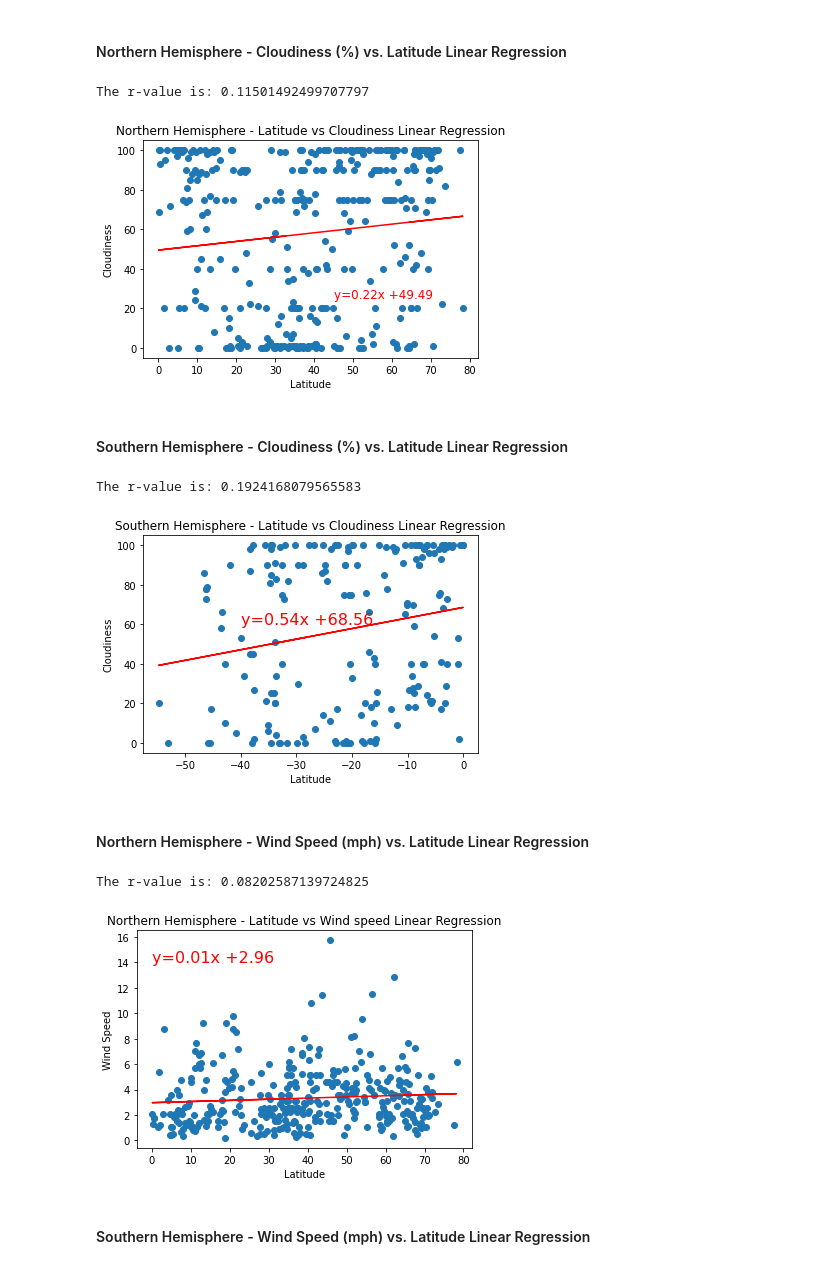
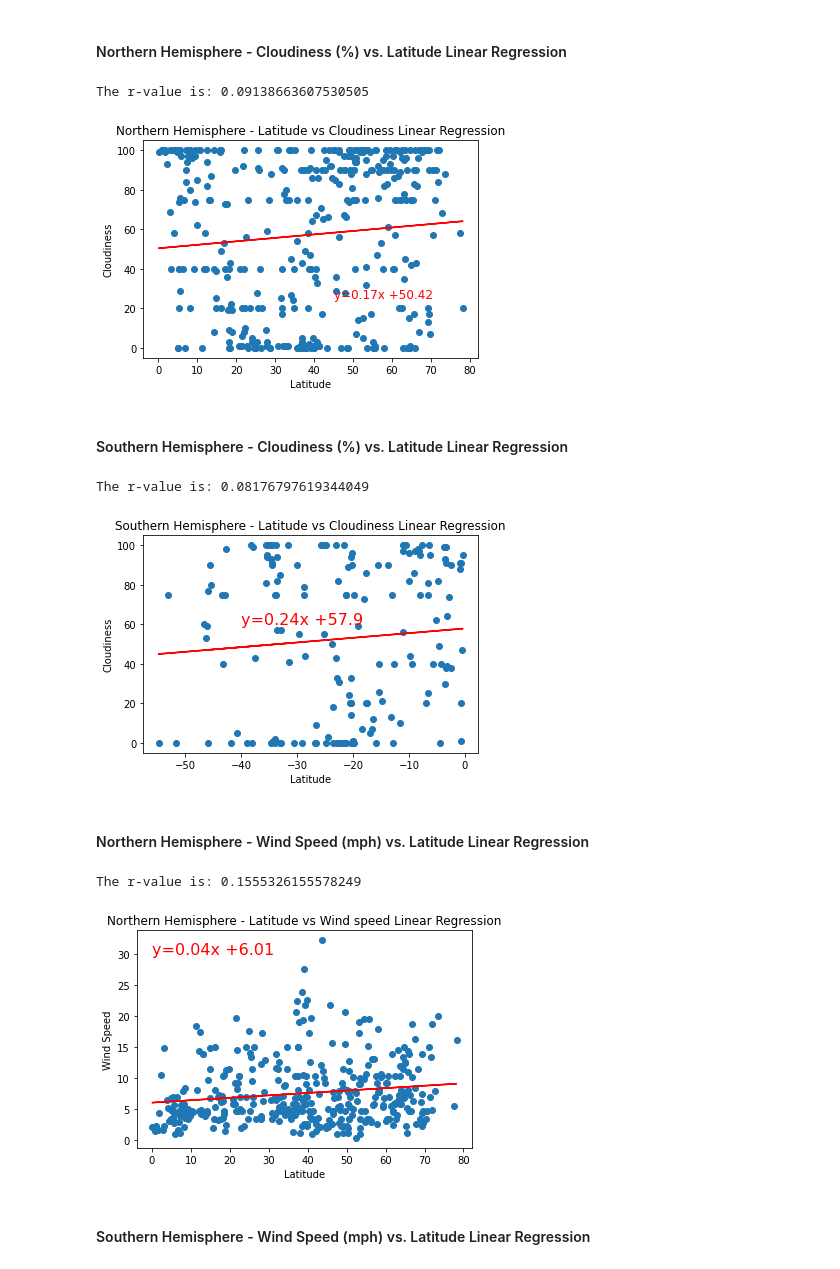
Before and after one commit to dsilva-v/python-api-challenge, a Jupyter notebook: WeatherPy/WeatherPy.ipynb, the cells around one changed output. Cells and saved outputs as stored; diff of their text form; code cells hidden in the pictures.

```diff
--- a/WeatherPy/WeatherPy.ipynb
+++ b/WeatherPy/WeatherPy.ipynb
@@ -71,7 +71,8 @@ city = []
 open_weather_url = "http://api.openweathermap.org/data/2.5/weather?"
 #city query url
 city_query_url = f"{open_weather_url}q="
-app_key_url = f"&appid={weather_api_key}"
+units = "imperial"
+app_key_url = f"&units={units}&appid={weather_api_key}"
 
 # run a for loop for all the cities by passing them to the query parameter
 for i in range(len(cities)):
@@ -393,8 +424,8 @@ print(f'The r-value is: {rvalue}')
 plt.savefig('../Images/Regression_North_Lat_vs_Cloudiness.png')
 plt.show()
 # %% [output]
-The r-value is: 0.11501492499707797
+The r-value is: 0.09138663607530505
-[figure, old version]
+[figure, new version]
 # %% [markdown]
 ####  Southern Hemisphere - Cloudiness (%) vs. Latitude Linear Regression
 # %%
@@ -417,32 +448,32 @@ print(f'The r-value is: {rvalue}')
 plt.savefig('../Images/Regression_South_Cloudiness_vs_Latitude.png')
 plt.show()
 # %% [output]
-The r-value is: 0.1924168079565583
+The r-value is: 0.08176797619344049
-[figure, old version]
+[figure, new version]
 # %% [markdown]
 ####  Northern Hemisphere - Wind Speed (mph) vs. Latitude Linear Regression
 # %%
 x_values = north_hemisphere_df['Lat']
 y_values = north_hemisphere_df['Wind Speed']
 
 (slope, intercept, rvalue, pvalue, stderr) = linregress(x_values, y_values)
 line_equation = "y=" +str(round(slope,2))+ "x +" + str(round(intercept,2))
 regress_values = x_values * slope + intercept
 
 plt.scatter(x_values,y_values)
 plt.plot(x_values,regress_values,"r-")
-plt.annotate(line_equation,(0,14),fontsize=16,color='red')
+plt.annotate(line_equation,(0,30),fontsize=16,color='red')
 
 plt.xlabel('Latitude')
 plt.ylabel('Wind Speed')
 
 plt.title('Northern Hemisphere - Latitude vs Wind speed Linear Regression')
 print(f'The r-value is: {rvalue}')
 plt.savefig('../Images/Regression_North_Lat_vs_WindSpeed.png')
 plt.show()
 # %% [output]
-The r-value is: 0.08202587139724825
+The r-value is: 0.1555326155578249
-[figure, old version]
+[figure, new version]
 # %% [markdown]
 ####  Southern Hemisphere - Wind Speed (mph) vs. Latitude Linear Regression
 # %%
```
Also changed, not shown: parts of 23 cells of this notebook, 16 other files.
